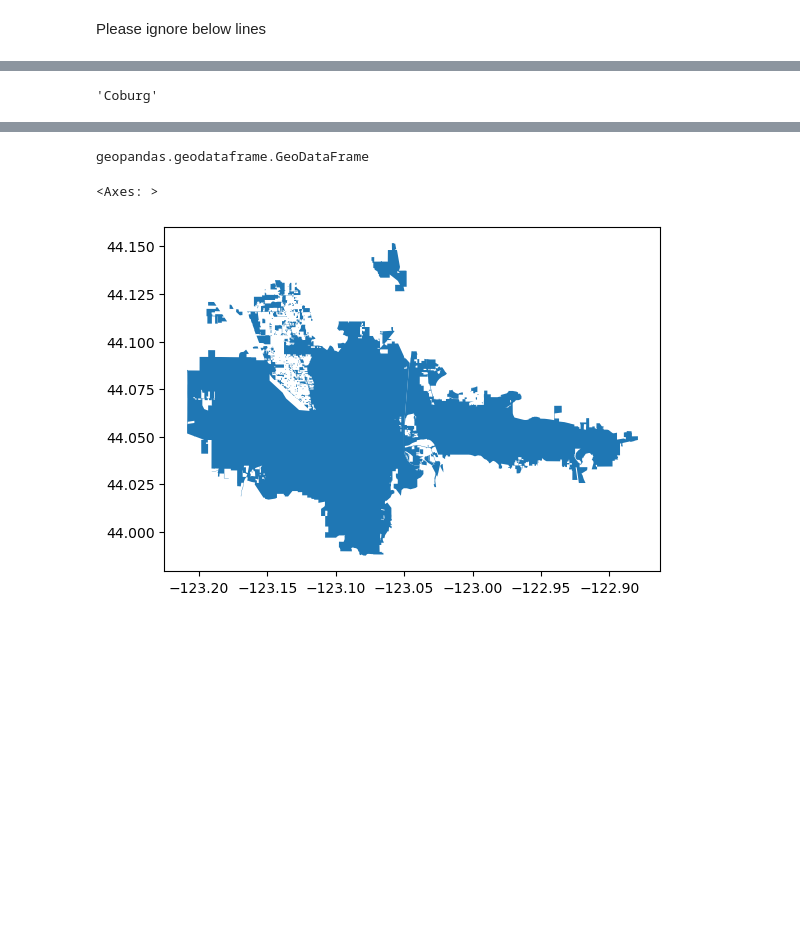
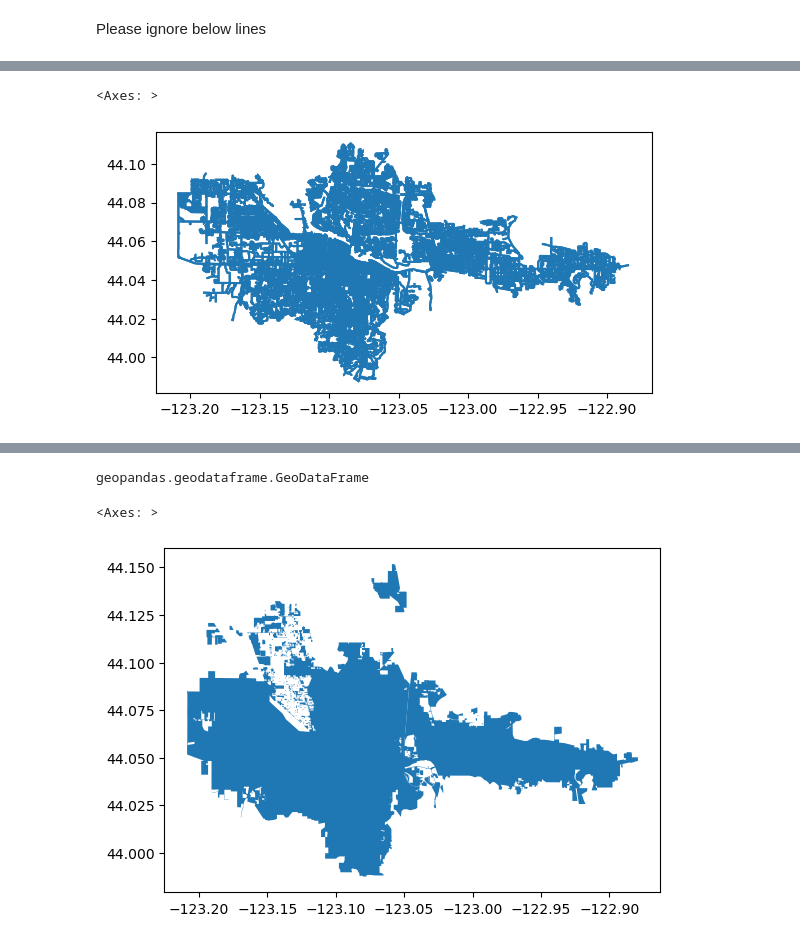
Before and after one commit to dongmeic/Sidewalk, a Jupyter notebook: download_sidewalk_from_OSM.ipynb, the cells around one changed output, grey strips where cells are left out. Cells and saved outputs as stored; diff of their text form; code cells hidden in the pictures; blank space fills up the shorter version.

```diff
--- a/download_sidewalk_from_OSM.ipynb
+++ b/download_sidewalk_from_OSM.ipynb
@@ -46,7 +103,12 @@ place_name = ["Eugene, OR, USA"]
 place_name = ["Springfield, OR, USA"]
 # %%
 place_name = ["Coburg, OR, USA"]
-# %%
-place_name[0].split(',')[0]
-# %% [output]
-'Coburg'
+# %%
+graph = ox.graph_from_place(place_names, network_type='walk')
+# %%
+nodes, edges = ox.graph_to_gdfs(graph)
+# %%
+edges.plot()
+# %% [output]
+<Axes: >
+[figure, added]
```
Also changed, not shown: parts of 29 cells of this notebook, 9 other files.
